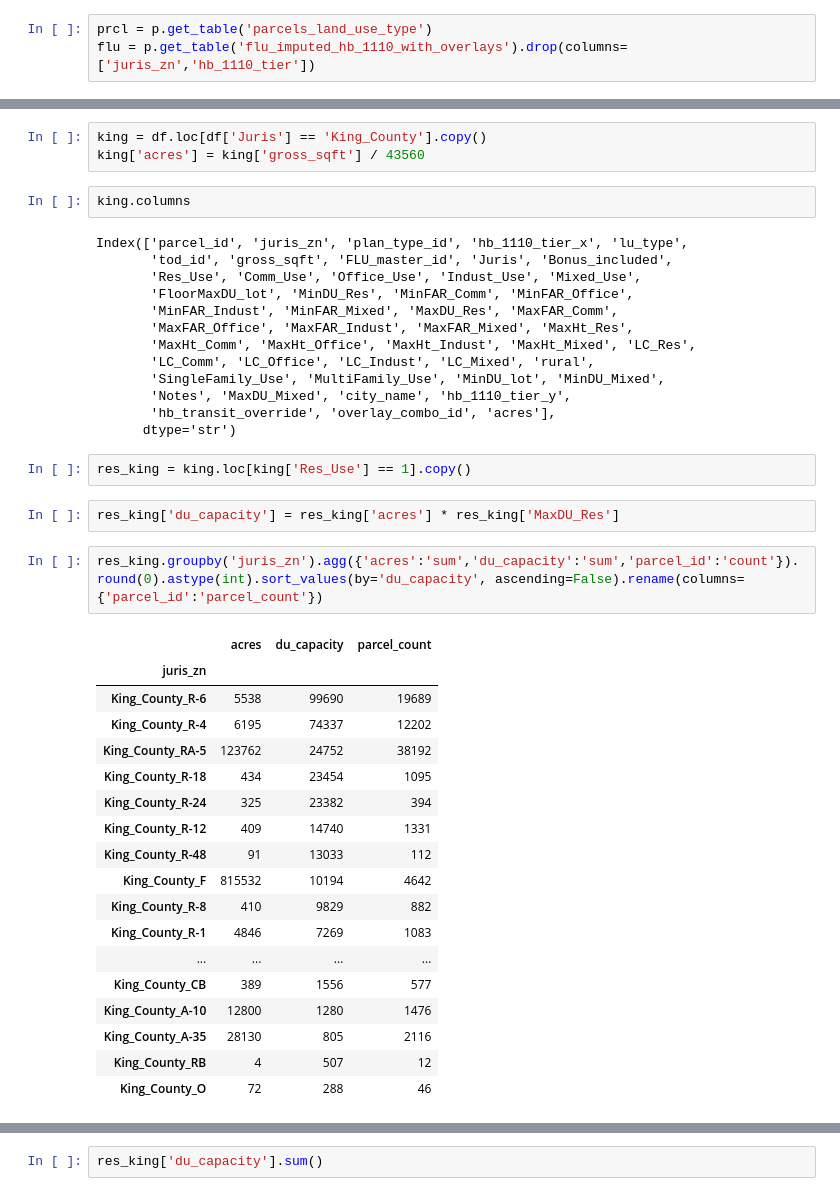
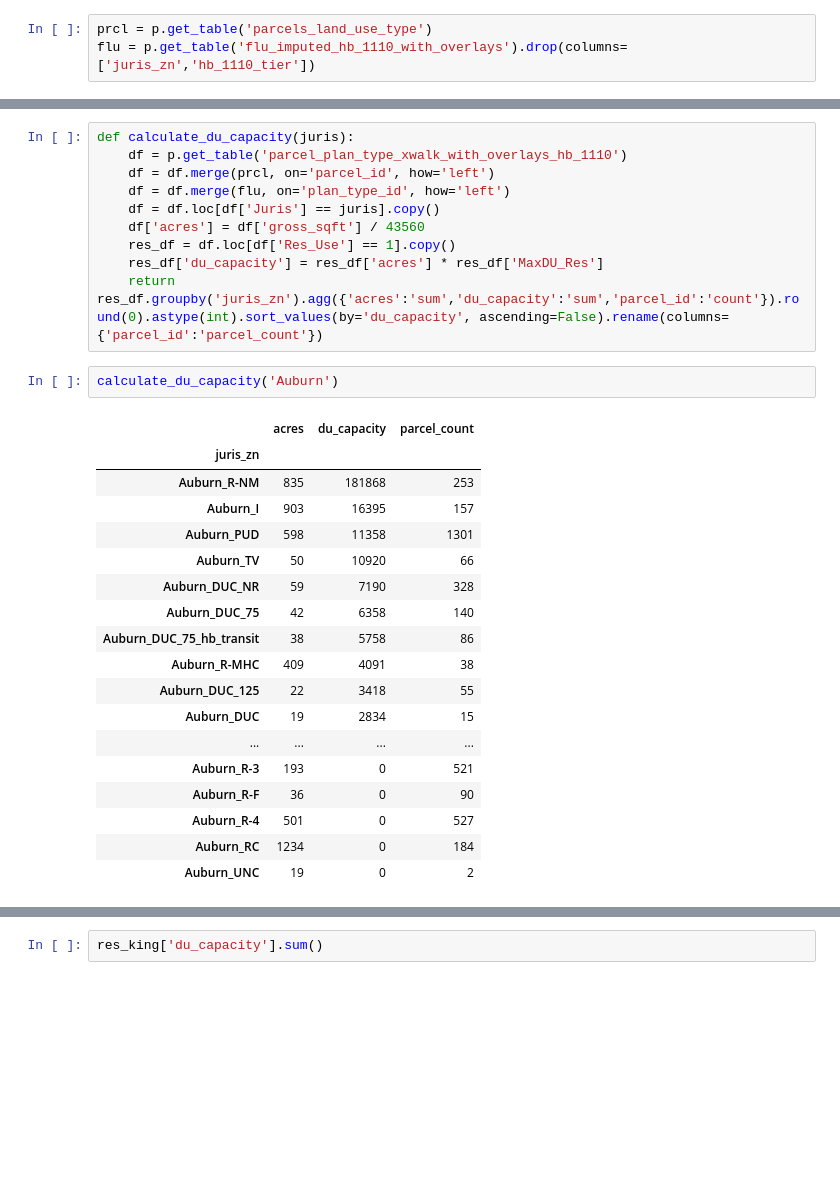
Before and after one commit to psrc/future_land_use, a Jupyter notebook: projects/summer_2026/scratch.ipynb, the cells around one changed output, grey strips where cells are left out. Drawn from its saved outputs; the diff is of its cells as text; blank space fills up the shorter version.

```diff
--- a/projects/summer_2026/scratch.ipynb
+++ b/projects/summer_2026/scratch.ipynb
@@ -21,43 +14,31 @@ df.to_csv(f'output/parcel_flu_join_{today}.csv', index=False)
-# %%
-king = df.loc[df['Juris'] == 'King_County'].copy()
-king['acres'] = king['gross_sqft'] / 43560
-# %%
-king.columns
-# %% [output]
-Index(['parcel_id', 'juris_zn', 'plan_type_id', 'hb_1110_tier_x', 'lu_type',
-       'tod_id', 'gross_sqft', 'FLU_master_id', 'Juris', 'Bonus_included',
-       'Res_Use', 'Comm_Use', 'Office_Use', 'Indust_Use', 'Mixed_Use',
-       'FloorMaxDU_lot', 'MinDU_Res', 'MinFAR_Comm', 'MinFAR_Office',
-       'MinFAR_Indust', 'MinFAR_Mixed', 'MaxDU_Res', 'MaxFAR_Comm',
-       'MaxFAR_Office', 'MaxFAR_Indust', 'MaxFAR_Mixed', 'MaxHt_Res',
-       'MaxHt_Comm', 'MaxHt_Office', 'MaxHt_Indust', 'MaxHt_Mixed', 'LC_Res',
-       'LC_Comm', 'LC_Office', 'LC_Indust', 'LC_Mixed', 'rural',
-       'SingleFamily_Use', 'MultiFamily_Use', 'MinDU_lot', 'MinDU_Mixed',
-       'Notes', 'MaxDU_Mixed', 'city_name', 'hb_1110_tier_y',
-       'hb_transit_override', 'overlay_combo_id', 'acres'],
-      dtype='str')
-# %%
-res_king = king.loc[king['Res_Use'] == 1].copy()
-# %%
-res_king['du_capacity'] = res_king['acres'] * res_king['MaxDU_Res']
 # %%
-res_king.groupby('juris_zn').agg({'acres':'sum','du_capacity':'sum','parcel_id':'count'}).round(0).astype(int).sort_values(by='du_capacity', ascending=False).rename(columns={'parcel_id':'parcel_count'})
+def calculate_du_capacity(juris):
+    df = p.get_table('parcel_plan_type_xwalk_with_overlays_hb_1110')
+    df = df.merge(prcl, on='parcel_id', how='left')
+    df = df.merge(flu, on='plan_type_id', how='left')
+    df = df.loc[df['Juris'] == juris].copy()
+    df['acres'] = df['gross_sqft'] / 43560
+    res_df = df.loc[df['Res_Use'] == 1].copy()
+    res_df['du_capacity'] = res_df['acres'] * res_df['MaxDU_Res']
+    return res_df.groupby('juris_zn').agg({'acres':'sum','du_capacity':'sum','parcel_id':'count'}).round(0).astype(int).sort_values(by='du_capacity', ascending=False).rename(columns={'parcel_id':'parcel_count'})
-# %% [output]
-|  | acres | du_capacity | parcel_count |
-| juris_zn |  |  |  |
-| King_County_R-6 | 5538 | 99690 | 19689 |
-| King_County_R-4 | 6195 | 74337 | 12202 |
-| King_County_RA-5 | 123762 | 24752 | 38192 |
-| King_County_R-18 | 434 | 23454 | 1095 |
-| King_County_R-24 | 325 | 23382 | 394 |
-| King_County_R-12 | 409 | 14740 | 1331 |
-| King_County_R-48 | 91 | 13033 | 112 |
-| King_County_F | 815532 | 10194 | 4642 |
-| King_County_R-8 | 410 | 9829 | 882 |
-| King_County_R-1 | 4846 | 7269 | 1083 |
-| ... | ... | ... | ... |
-| King_County_CB | 389 | 1556 | 577 |
-| King_County_A-10 | 12800 | 1280 | 1476 |
-| King_County_A-35 | 28130 | 805 | 2116 |
-| King_County_RB | 4 | 507 | 12 |
-| King_County_O | 72 | 288 | 46 |
+# %%
+calculate_du_capacity('Auburn')
+# %% [output]
+|  | acres | du_capacity | parcel_count |
+| juris_zn |  |  |  |
+| Auburn_R-NM | 835 | 181868 | 253 |
+| Auburn_I | 903 | 16395 | 157 |
+| Auburn_PUD | 598 | 11358 | 1301 |
+| Auburn_TV | 50 | 10920 | 66 |
+| Auburn_DUC_NR | 59 | 7190 | 328 |
+| Auburn_DUC_75 | 42 | 6358 | 140 |
+| Auburn_DUC_75_hb_transit | 38 | 5758 | 86 |
+| Auburn_R-MHC | 409 | 4091 | 38 |
+| Auburn_DUC_125 | 22 | 3418 | 55 |
+| Auburn_DUC | 19 | 2834 | 15 |
+| ... | ... | ... | ... |
+| Auburn_R-3 | 193 | 0 | 521 |
+| Auburn_R-F | 36 | 0 | 90 |
+| Auburn_R-4 | 501 | 0 | 527 |
+| Auburn_RC | 1234 | 0 | 184 |
+| Auburn_UNC | 19 | 0 | 2 |
```
Also changed, not shown: parts of 6 cells of this notebook, 4 other files.
